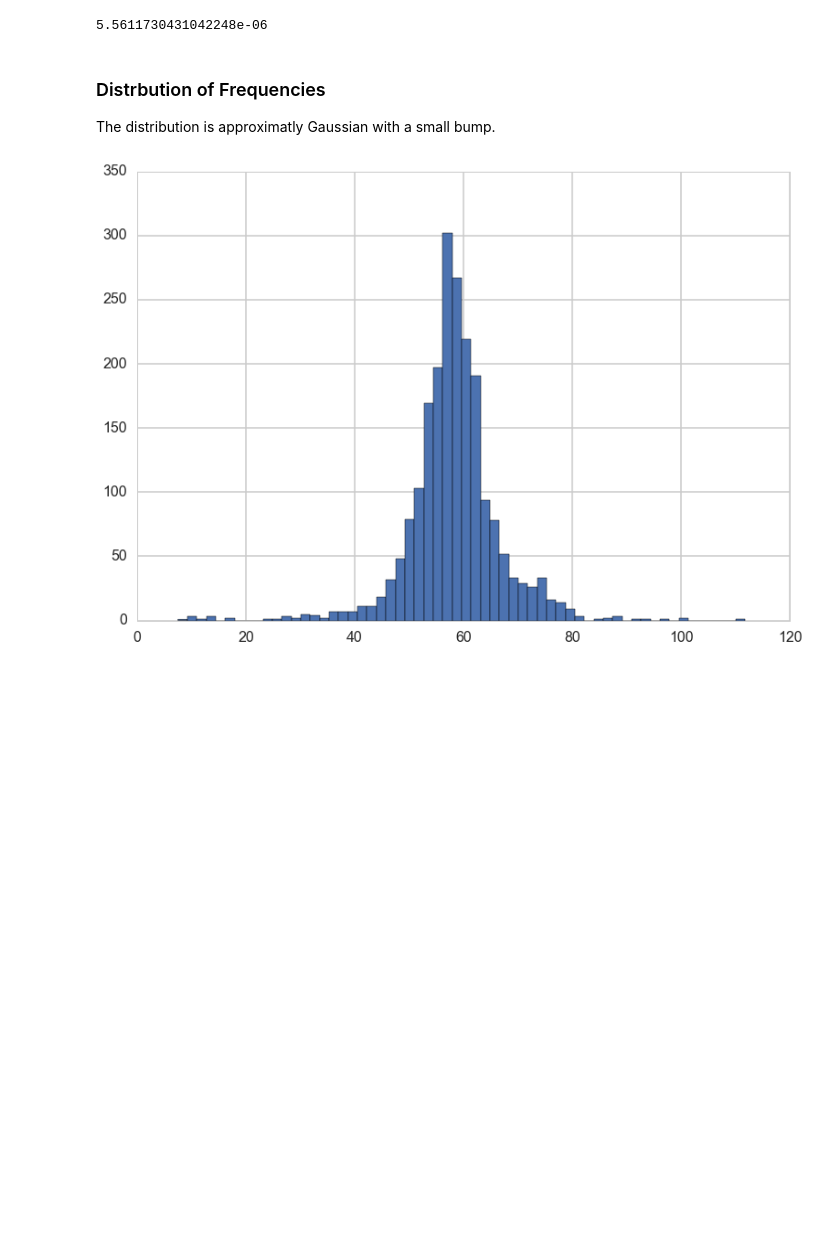
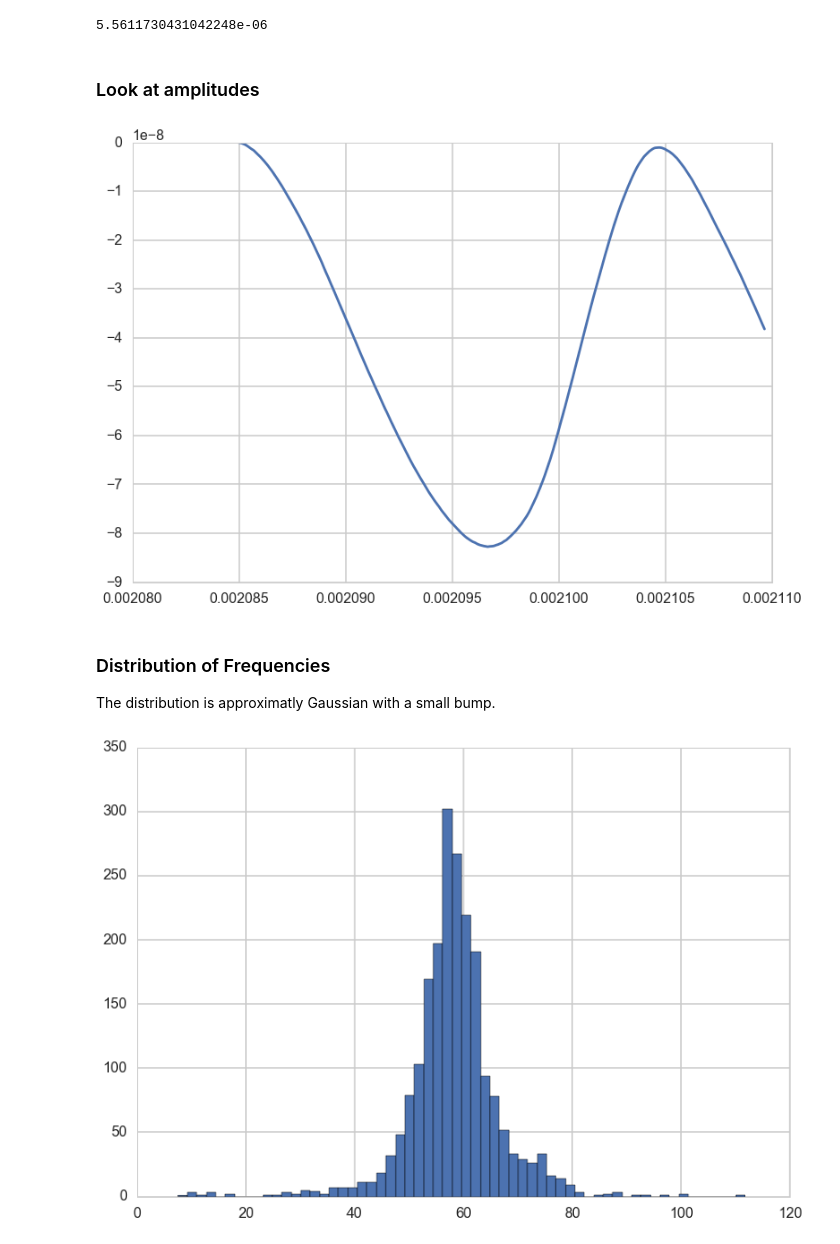
Before and after one commit to jensv/relative_canonical_helicity, a Jupyter notebook: develop_shot_quality_measures.ipynb, the cells around one changed output. Drawn from its saved outputs; the diff is of its cells as text; code cells hidden in the pictures; blank space fills up the shorter version.

Commit message:
Add gyration amplitude heuristic.

```diff
--- a/develop_shot_quality_measures.ipynb
+++ b/develop_shot_quality_measures.ipynb
@@ -197,8 +198,39 @@ cleaned_periods.mean()
 cleaned_periods.std()
 # %% [output]
 5.5611730431042248e-06
+# %% [markdown]
+### Look at amplitudes
+# %%
+connection = sqlite3.connect('shots.db')
+connection.row_factory = sqlite3.Row
+cursor = connection.cursor()
+cursor.execute('SELECT * FROM Shots WHERE fiducial_a_signal_exists=1 AND bias_current_signal_exists=1')
+good_shots = cursor.fetchall()
+shots_list = [good_shots[0]]
+for shot in shots_list:
+    shot_number = shot['shot']
+    zero_phase_index = shot['zero_phase_index']
+    if shot['period'] == None:
+        continue
+    else:
+        period = shot['period']
+    fiducial_a_node_name = shot['fiducial_a_node']
+    rsx_tree = mds.Tree('rsx', shot_number)
+    fiducial_a_data = rsx_tree.getNode(fiducial_a_node_name).getData()
+    fiducial_a_signal = np.asarray(fiducial_a_data.getValue())
+    fiducial_a_time = np.asarray(fiducial_a_data.getDimensions()[0])*1e-3
+    time_step = fiducial_a_time[1] - fiducial_a_time[0]
+    start_index = zero_phase_index
+    end_index = zero_phase_index + np.ceil(period/time_step)*1.25
+    zero = np.mean(fiducial_a_signal[:500])
+    integral = cumtrapz(fiducial_a_signal[start_index:end_index]-zero, dx=time_step, initial=0)
+    #plt.plot(fiducial_time[start_index:end_index], fiducial_a_signal[start_index:end_index]-zero)
+    plt.plot(fiducial_time[start_index:end_index], integral)
+    plt.show()
+# %% [output]
+[figure, added]
 # %% [markdown]
-### Distrbution of Frequencies
+### Distribution of Frequencies
 
 The distribution is approximatly Gaussian with a small bump.
 # %%
```
Also changed, not shown: parts of 4 cells of this notebook, 2 other files.
